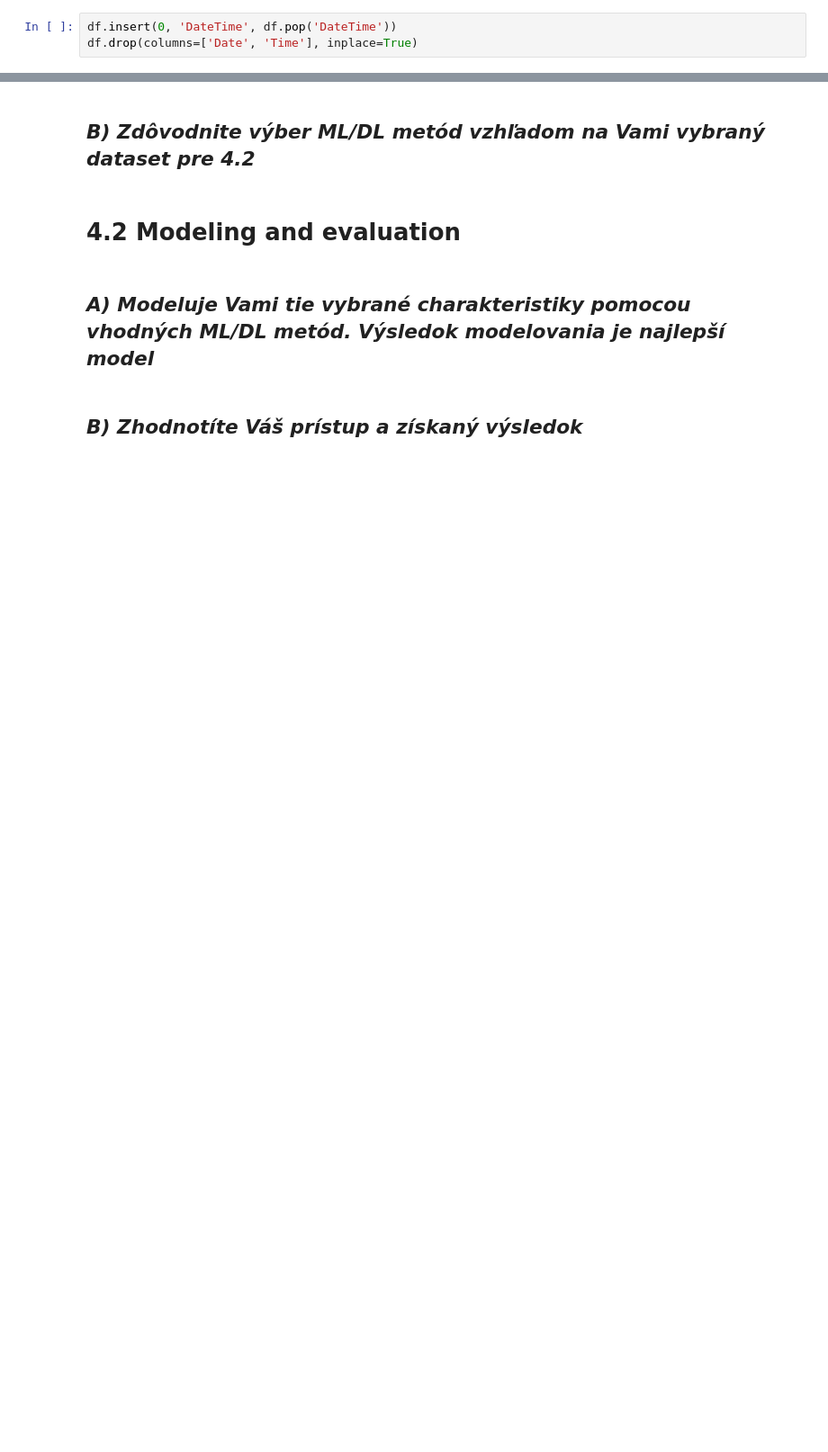
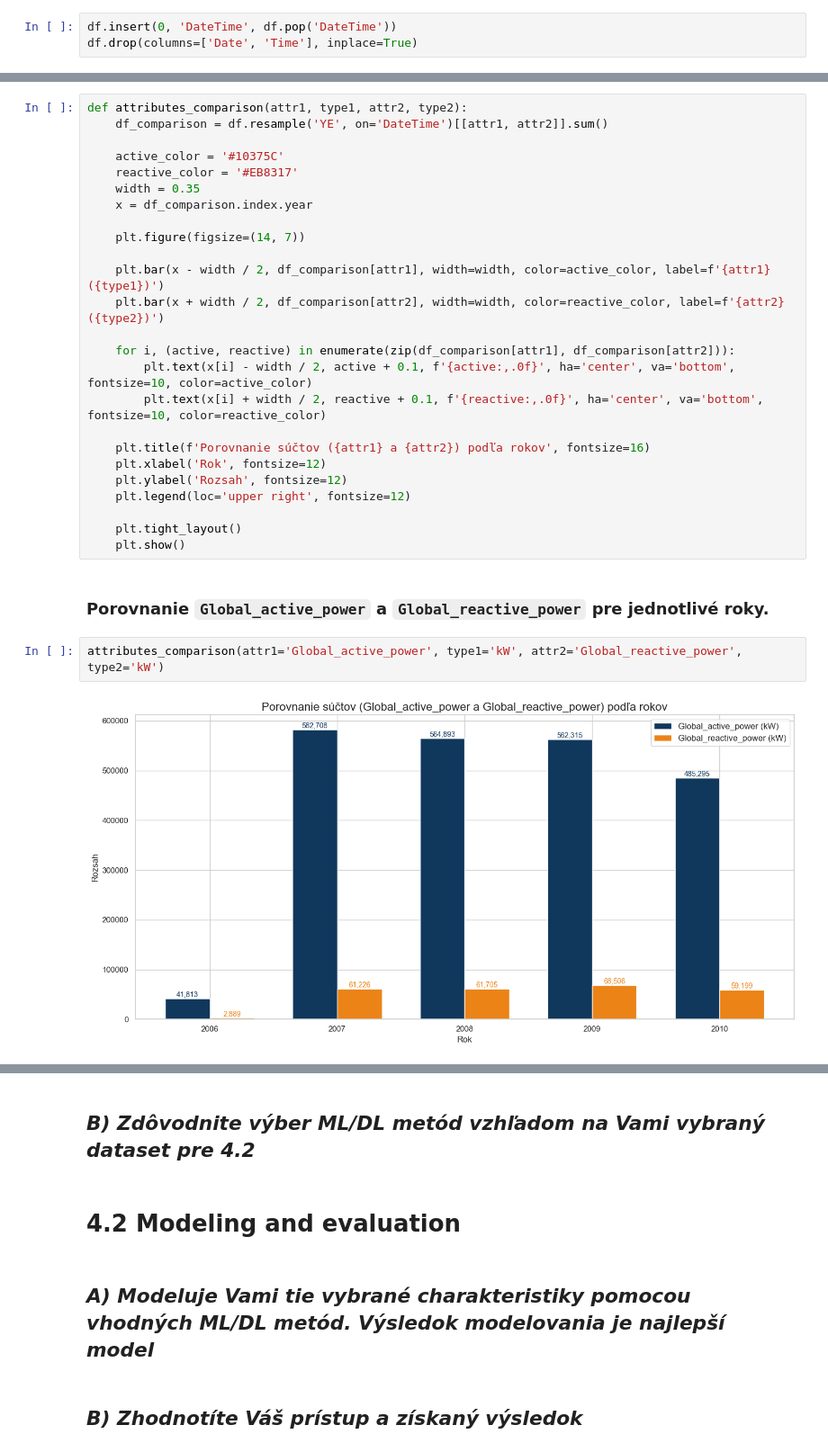
Before and after one commit to Mmathieus/IAU-project, a Jupyter notebook: quest.ipynb, the cells around one changed output, grey strips where cells are left out. Shown at 90% size. Saved outputs shown, nothing was run; the diff lists cells and outputs as text; blank space fills up the shorter version.

```diff
--- a/quest.ipynb
+++ b/quest.ipynb
@@ -135,0 +230,32 @@ for column in df.columns[-3:]:
+# %%
+def attributes_comparison(attr1, type1, attr2, type2):
+    df_comparison = df.resample('YE', on='DateTime')[[attr1, attr2]].sum()
+
+    active_color = '#10375C'
+    reactive_color = '#EB8317'
+    width = 0.35
+    x = df_comparison.index.year
+
+    plt.figure(figsize=(14, 7))
+
+    plt.bar(x - width / 2, df_comparison[attr1], width=width, color=active_color, label=f'{attr1} ({type1})')
+    plt.bar(x + width / 2, df_comparison[attr2], width=width, color=reactive_color, label=f'{attr2} ({type2})')
+
+    for i, (active, reactive) in enumerate(zip(df_comparison[attr1], df_comparison[attr2])):
+        plt.text(x[i] - width / 2, active + 0.1, f'{active:,.0f}', ha='center', va='bottom', fontsize=10, color=active_color)
+        plt.text(x[i] + width / 2, reactive + 0.1, f'{reactive:,.0f}', ha='center', va='bottom', fontsize=10, color=reactive_color)
+
+    plt.title(f'Porovnanie súčtov ({attr1} a {attr2}) podľa rokov', fontsize=16)
+    plt.xlabel('Rok', fontsize=12)
+    plt.ylabel('Rozsah', fontsize=12)
+    plt.legend(loc='upper right', fontsize=12)
+
+    plt.tight_layout()
+    plt.show()
+# %% [markdown]
+#
+### Porovnanie `Global_active_power` a `Global_reactive_power` pre jednotlivé roky.
+# %%
+attributes_comparison(attr1='Global_active_power', type1='kW', attr2='Global_reactive_power', type2='kW')
+# %% [output]
+[figure, added]
```
Also changed, not shown: parts of 59 cells of this notebook.
